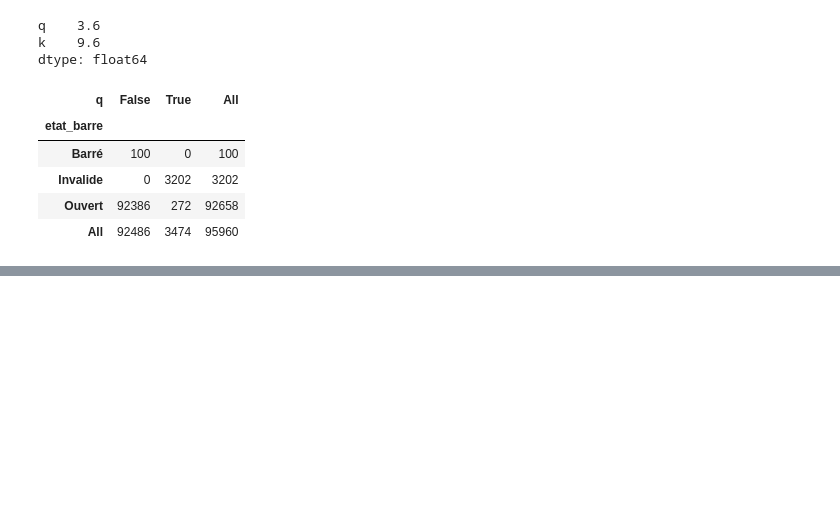
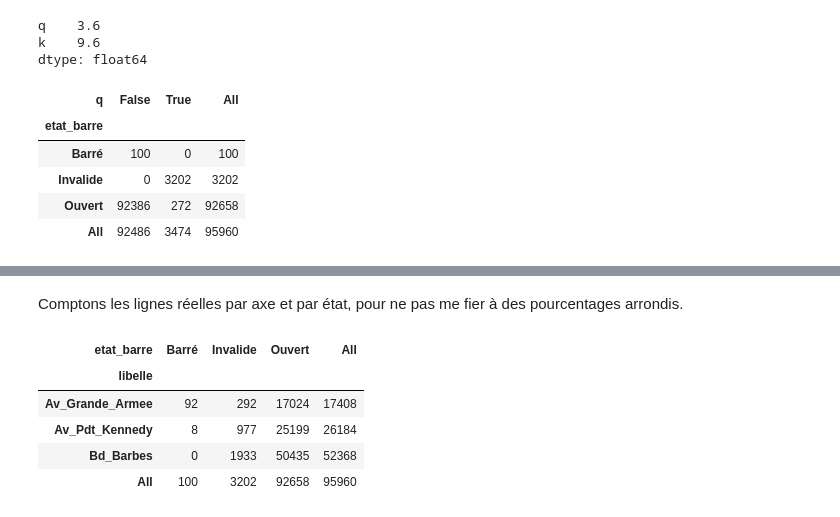
Before and after one commit to soso1594/analyse-trafic-paris, a Jupyter notebook: 02_nettoyage.ipynb, the cells around one changed output, grey strips where cells are left out. Cells and saved outputs as stored; diff of their text form; code cells hidden in the pictures; blank space fills up the shorter version.

```diff
--- a/02_nettoyage.ipynb
+++ b/02_nettoyage.ipynb
@@ -355,0 +368,11 @@ pd.crosstab(df["etat_barre"], df["q"].isna(), margins=True)
+# %% [markdown]
+Comptons les lignes réelles par axe et par état, pour ne pas me fier à des pourcentages arrondis.
+# %%
+pd.crosstab(df["libelle"], df["etat_barre"], margins=True)
+# %% [output]
+| etat_barre | Barré | Invalide | Ouvert | All |
+| libelle |  |  |  |  |
+| Av_Grande_Armee | 92 | 292 | 17024 | 17408 |
+| Av_Pdt_Kennedy | 8 | 977 | 25199 | 26184 |
+| Bd_Barbes | 0 | 1933 | 50435 | 52368 |
+| All | 100 | 3202 | 92658 | 95960 |
```
Also changed, not shown: parts of 37 cells of this notebook.
